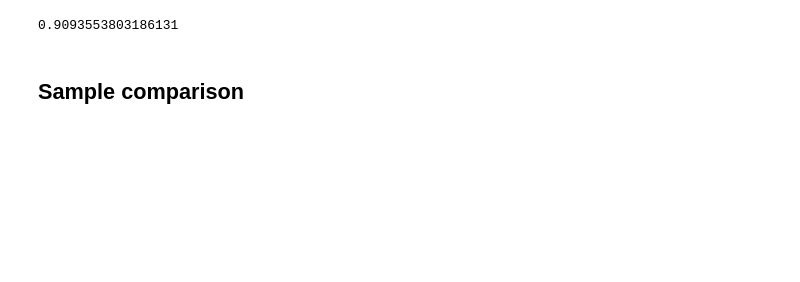
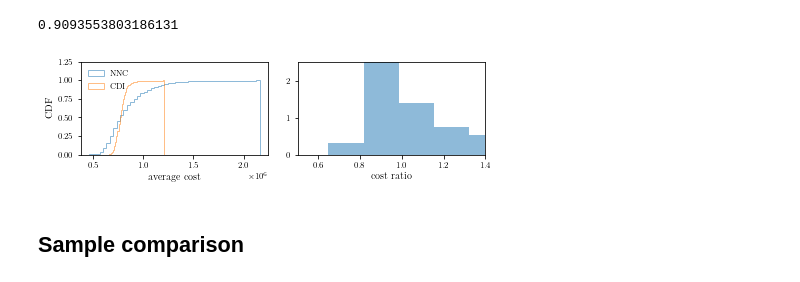
Before and after one commit to kushal-10/inventory-dynamics, a Jupyter notebook: MSOM_data/Gaussian_regression_third_gen.ipynb, the cells around one changed output. Cells and saved outputs as stored; diff of their text form; code cells hidden in the pictures; blank space fills up the shorter version.

```diff
--- a/MSOM_data/Gaussian_regression_third_gen.ipynb
+++ b/MSOM_data/Gaussian_regression_third_gen.ipynb
@@ -397,0 +386,9 @@ KeyboardInterrupt:
+# %%
+optimizer = torch.optim.RMSprop(#[dsd.I_0],
+                                list(fcc.parameters()),
+                                lr=2e-4)
+
+optimizer2 = torch.optim.RMSprop([dsd.I_0],
+                                #list(fcc.parameters()),
+                                lr=1e-1
+                               )
@@ -452,7 +500,7 @@ sourcing_parameters = dict(ce=20,
                            demand_distribution=[sampling_function])
 
 state_trajectories, qr_trajectories, qe_trajectories =\
-    sample_trajectories_capped_dual_index_temporal(n_trajectories=10, mean_demand_arr=1e5*mean_arr, std_demand_arr=1e5*std_arr, seed=25, **sourcing_parameters)
+    sample_trajectories_capped_dual_index_temporal(n_trajectories=1000, mean_demand_arr=1e5*mean_arr, std_demand_arr=1e5*std_arr, seed=25, **sourcing_parameters)
 # %% [output]
 [0, 0, 0, 0, 0, 0, 0, 0, 0, 0, 0, 0, 0, 0, 0, 0, 0, 0, 0, 321, 321, 1312, 7201, 11940, 11482, 33933, 12631, 43658, 84040, 63217, 124132, 89857, 69360, 67913, 85442, 139436, 108026, 205949, 121092, 124 ...
 # %%
@@ -526,7 +574,7 @@ cost_ratios = []
 cost_nn = []
 cost_cdi = []
 
-samples = 10
+samples = 1000
 for i in range(samples):
     print("%d/%d samples completed"%(i,samples))
     nn_inv, nn_qr, nn_qe, nn_ci, nn_mean_cost = evaluate_nnc_on_sample(state_trajectories,
@@ -570,6 +618,58 @@ print(len(cost_ratios[cost_ratios <= 1]))
 789522.85625/868222.56
 # %% [output]
 0.9093553803186131
+# %%
+import matplotlib.pyplot as plt
+from matplotlib import rcParams
+import seaborn as sns
+
+# customized settings
+params = {  # 'backend': 'ps',
+    'font.family': 'serif',
+    'font.serif': 'Latin Modern Roman',
+    'font.size': 10,
+    'axes.labelsize': 'medium',
+    'axes.titlesize': 'medium',
+    'legend.fontsize': 'medium',
+    'xtick.labelsize': 'small',
+    'ytick.labelsize': 'small',
+    'savefig.dpi': 150,
+    'text.usetex': True}
+# tell matplotlib about your params
+rcParams.update(params)
+
+# set nice figure sizes
+fig_width_pt = 469    # Get this from LaTeX using \showthe\columnwidth
+golden_mean = (np.sqrt(5.) - 1.) / 2.  # Aesthetic ratio
+ratio = golden_mean
+inches_per_pt = 1. / 72.27  # Convert pt to inches
+fig_width = fig_width_pt * inches_per_pt  # width in inches
+fig_height = fig_width*ratio  # height in inches
+fig_size = [fig_width, 0.5*fig_height]
+rcParams.update({'figure.figsize': fig_size})
+
+fig, ax = plt.subplots(ncols=2)
+#ax[0].text(0.02*(24-22)+22,0.88*1.25,r"(a)")
+ax[0].hist(cost_nn,alpha=0.5,bins=50,density=True,label=r"NNC",histtype='step',cumulative=True)
+ax[0].hist(cost_cdi,alpha=0.5,bins=50,density=True,label=r"CDI",histtype='step',cumulative=True)
+#ax[0].set_xlim(22,24)
+ax[0].set_ylim(0,1.25)
+ax[0].set_xlabel(r"average cost")
+ax[0].set_ylabel(r"CDF")
+ax[0].legend(loc=2,fontsize=8,frameon=False)
+
+#ax[1].text(0.02*(1.04-0.96)+0.96,0.88*40,r"(b)")
+ax[1].hist(cost_ratios,bins=12,alpha=0.5,density=True)
+ax[1].set_xlim(0.5,1.4)
+#ax[1].set_ylim(0,40)
+ax[1].set_xlabel(r"cost ratio")
+
+plt.tight_layout()
+plt.margins(0,0)
+#plt.savefig("cost_comparison_capped_dual_index.png", dpi = 300, bbox_inches = 'tight', pad_inches = 0.05)
+plt.show()
+# %% [output]
+[figure, added]
 # %% [markdown]
 ## Sample comparison
 # %%
```
Also changed, not shown: parts of 26 cells of this notebook, 1 other file.
